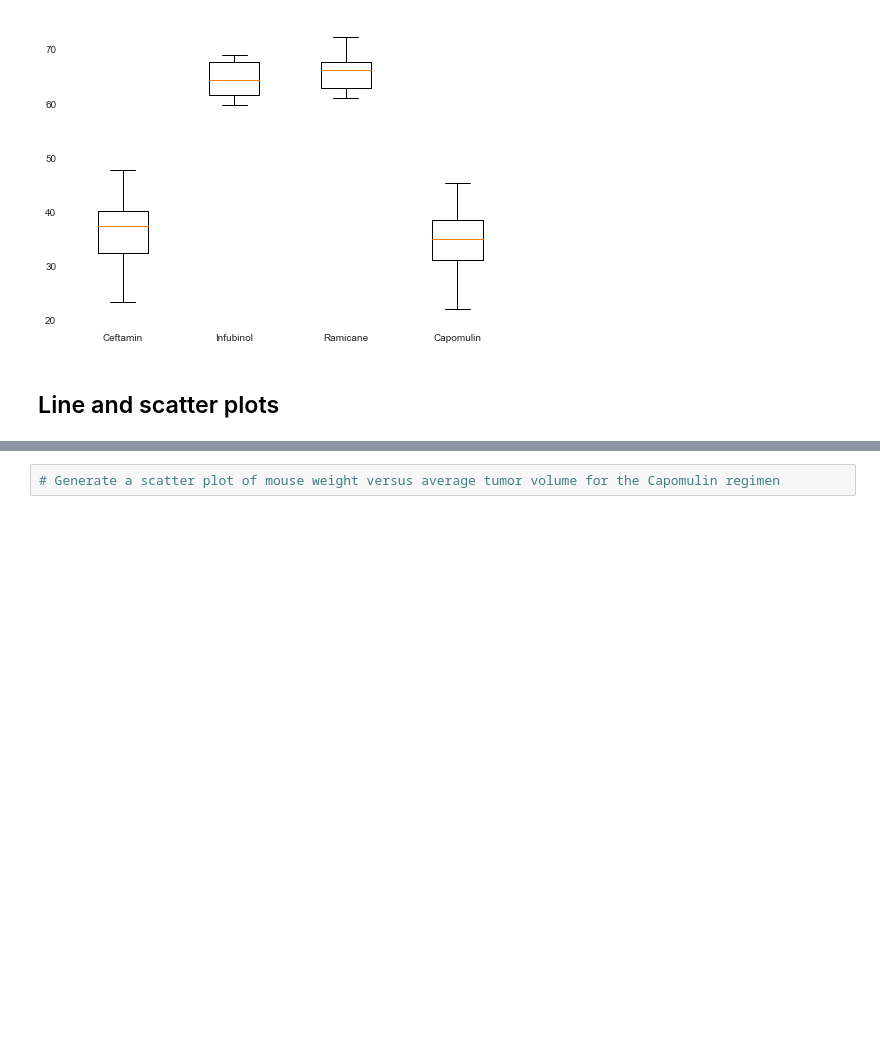
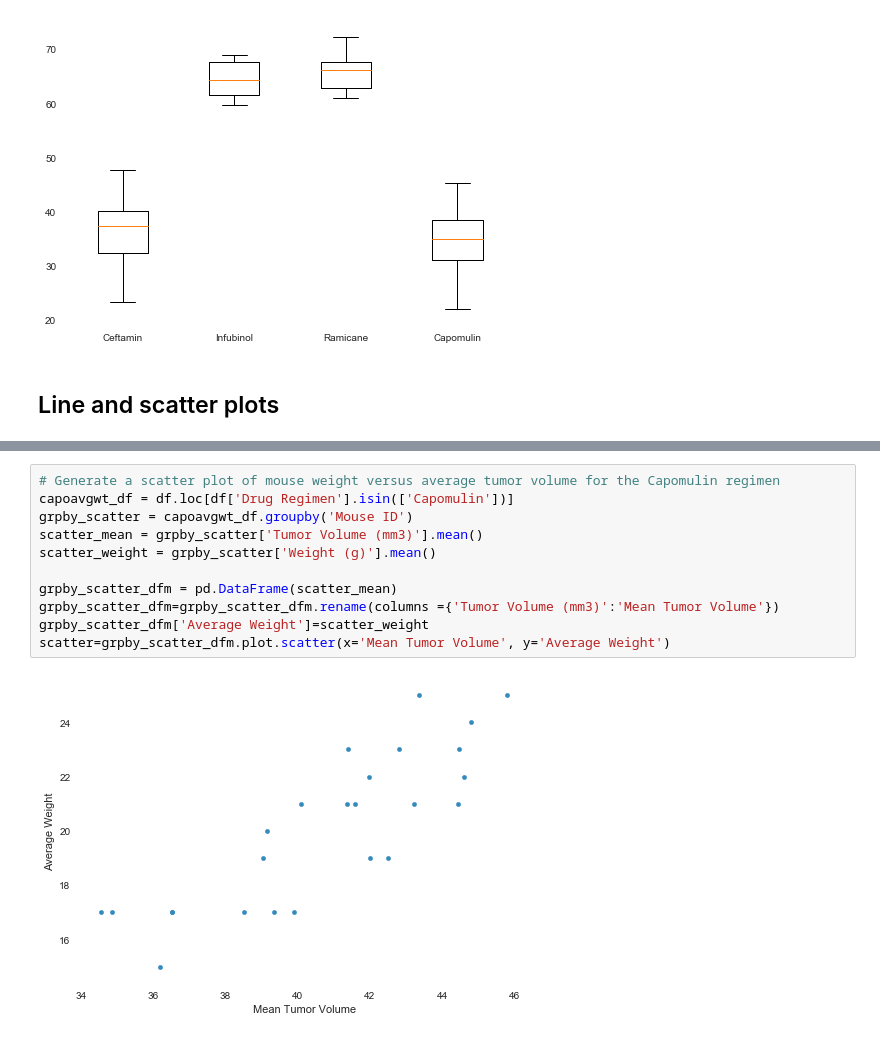
Before and after one commit to csestito116/matplotlib-challenge, a Jupyter notebook: Pymaceuticals/CSpymaceuticals.ipynb, the cells around one changed output, grey strips where cells are left out. Drawn from its saved outputs; the diff is of its cells as text; blank space fills up the shorter version.

```diff
--- a/Pymaceuticals/CSpymaceuticals.ipynb
+++ b/Pymaceuticals/CSpymaceuticals.ipynb
@@ -205,4 +221,15 @@ plt.xticks([1,2,3,4], ['Ceftamin', 'Infubinol', 'Ramicane','Capomulin'])
-# %%
-# Generate a scatter plot of mouse weight versus average tumor volume for the Capomulin regimen
+# %%
+# Generate a scatter plot of mouse weight versus average tumor volume for the Capomulin regimen
+capoavgwt_df = df.loc[df['Drug Regimen'].isin(['Capomulin'])]
+grpby_scatter = capoavgwt_df.groupby('Mouse ID')
+scatter_mean = grpby_scatter['Tumor Volume (mm3)'].mean()
+scatter_weight = grpby_scatter['Weight (g)'].mean()
+
+grpby_scatter_dfm = pd.DataFrame(scatter_mean)
+grpby_scatter_dfm=grpby_scatter_dfm.rename(columns ={'Tumor Volume (mm3)':'Mean Tumor Volume'})
+grpby_scatter_dfm['Average Weight']=scatter_weight
+scatter=grpby_scatter_dfm.plot.scatter(x='Mean Tumor Volume', y='Average Weight')
+# %% [output]
+[figure, added]
 # %%
 # Calculate the correlation coefficient and linear regression model for mouse weight and average tumor volume for the Capomulin regimen
```
Also changed, not shown: parts of 5 cells of this notebook.
